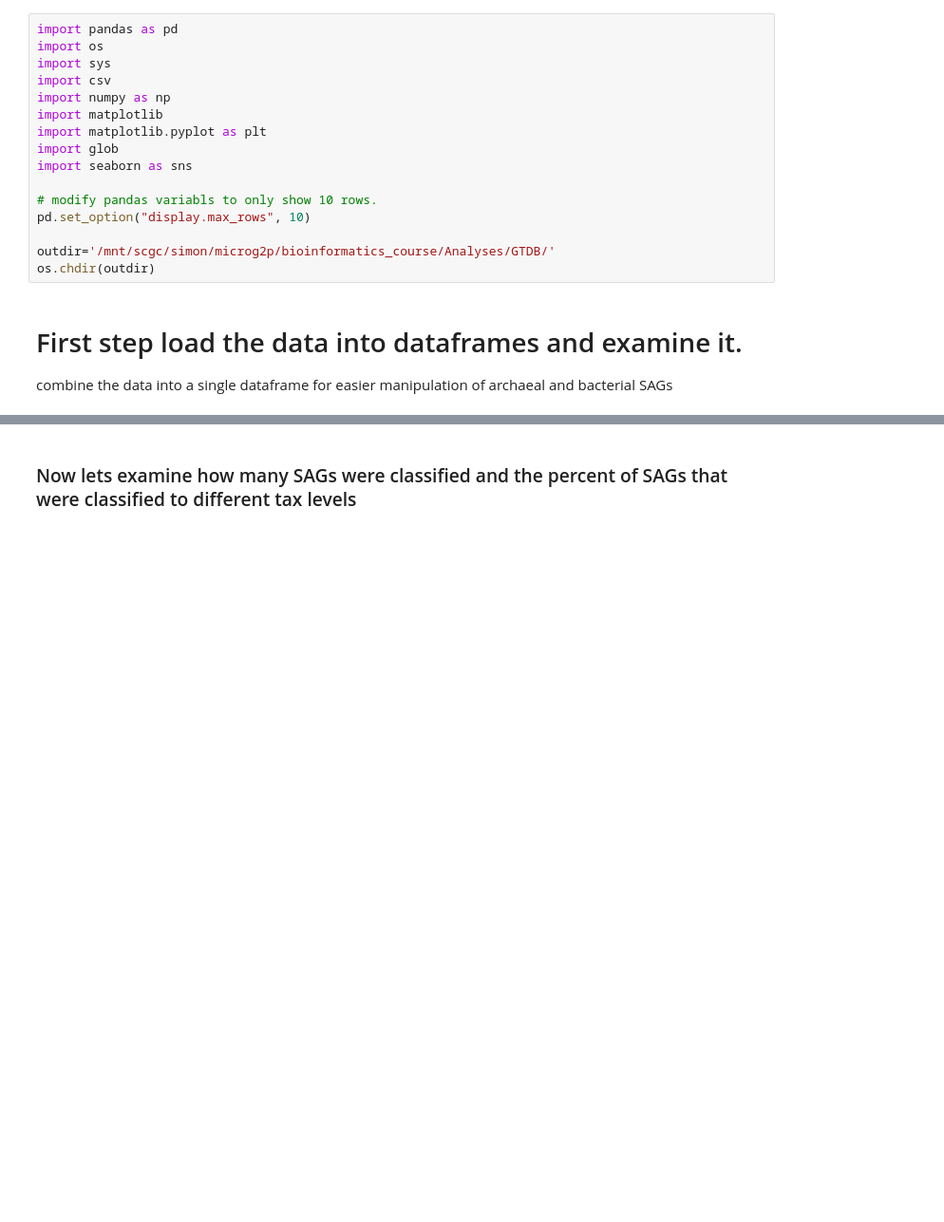
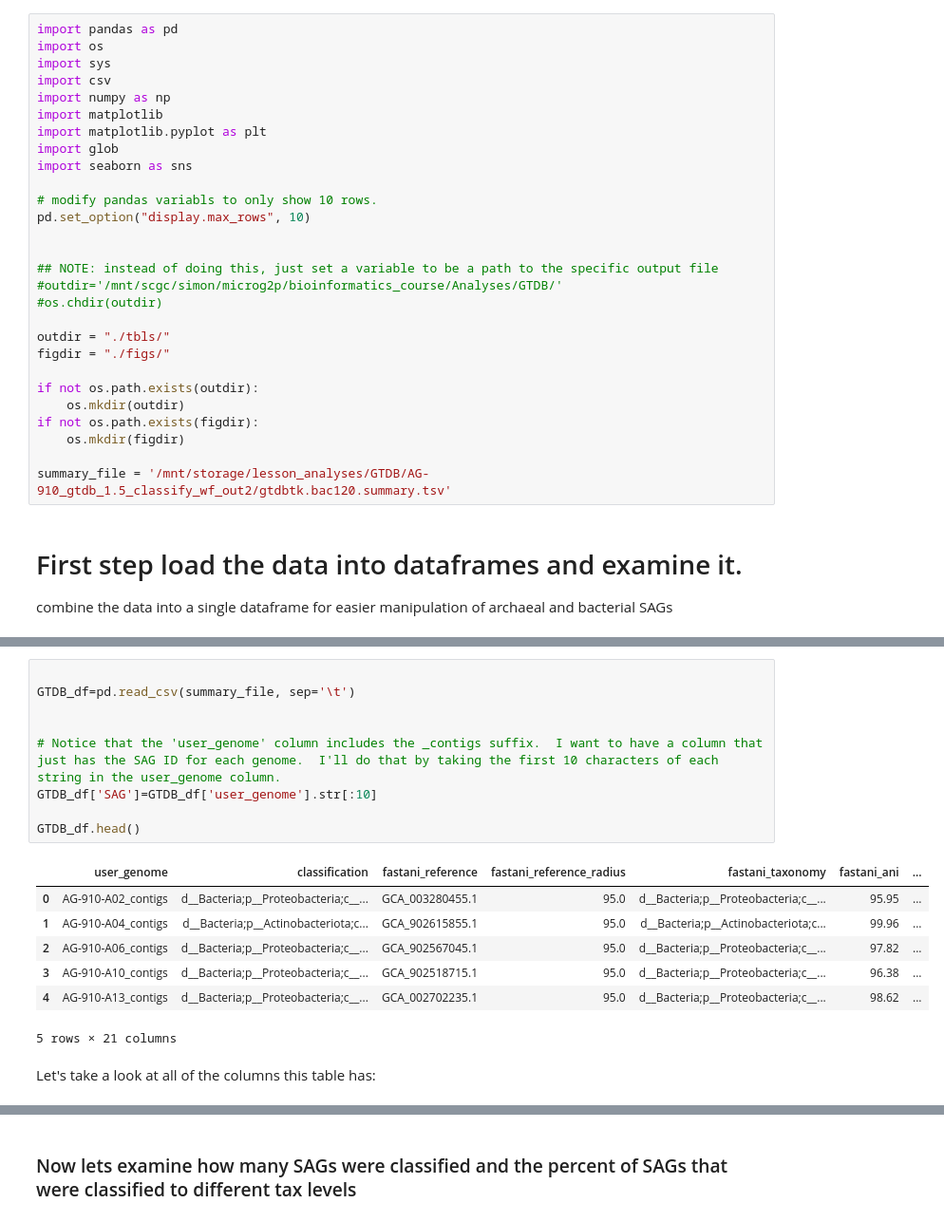
Before and after one commit to Bigelow-SCG-Course/day2AM_taxonomic_classification, a Jupyter notebook: day2_AM_taxonomic_classification.ipynb, the cells around one changed output, grey strips where cells are left out. Shown at 95% size. Drawn from its saved outputs; the diff is of its cells as text; blank space fills up the shorter version.

```diff
--- a/day2_AM_taxonomic_classification.ipynb
+++ b/day2_AM_taxonomic_classification.ipynb
@@ -12,8 +46,20 @@ import seaborn as sns
 # modify pandas variabls to only show 10 rows.
 pd.set_option("display.max_rows", 10)
 
-outdir='/mnt/scgc/simon/microg2p/bioinformatics_course/Analyses/GTDB/'
-os.chdir(outdir)
+
+## NOTE: instead of doing this, just set a variable to be a path to the specific output file
+#outdir='/mnt/scgc/simon/microg2p/bioinformatics_course/Analyses/GTDB/'
+#os.chdir(outdir)
+
+outdir = "./tbls/"
+figdir = "./figs/"
+
+if not os.path.exists(outdir):
+    os.mkdir(outdir)
+if not os.path.exists(figdir):
+    os.mkdir(figdir)
+
+summary_file = '/mnt/storage/lesson_analyses/GTDB/AG-910_gtdb_1.5_classify_wf_out2/gtdbtk.bac120.summary.tsv'
 # %% [markdown]
 # First step load the data into dataframes and examine it.
 combine the data into a single dataframe for easier manipulation of archaeal and bacterial SAGs
@@ -41,0 +66,19 @@ GTDB_df
+# %%
+
+GTDB_df=pd.read_csv(summary_file, sep='\t')
+
+
+# Notice that the 'user_genome' column includes the _contigs suffix.  I want to have a column that just has the SAG ID for each genome.  I'll do that by taking the first 10 characters of each string in the user_genome column.
+GTDB_df['SAG']=GTDB_df['user_genome'].str[:10]
+
+GTDB_df.head()
+# %% [output]
+|  | user_genome | classification | fastani_reference | fastani_reference_radius | fastani_taxonomy | fastani_ani | ... |
+| 0 | AG-910-A02_contigs | d__Bacteria;p__Proteobacteria;c__... | GCA_003280455.1 | 95.0 | d__Bacteria;p__Proteobacteria;c__... | 95.95 | ... |
+| 1 | AG-910-A04_contigs | d__Bacteria;p__Actinobacteriota;c... | GCA_902615855.1 | 95.0 | d__Bacteria;p__Actinobacteriota;c... | 99.96 | ... |
+| 2 | AG-910-A06_contigs | d__Bacteria;p__Proteobacteria;c__... | GCA_902567045.1 | 95.0 | d__Bacteria;p__Proteobacteria;c__... | 97.82 | ... |
+| 3 | AG-910-A10_contigs | d__Bacteria;p__Proteobacteria;c__... | GCA_902518715.1 | 95.0 | d__Bacteria;p__Proteobacteria;c__... | 96.38 | ... |
+| 4 | AG-910-A13_contigs | d__Bacteria;p__Proteobacteria;c__... | GCA_002702235.1 | 95.0 | d__Bacteria;p__Proteobacteria;c__... | 98.62 | ... |
+5 rows × 21 columns
+# %% [markdown]
+Let's take a look at all of the columns this table has:
```
Also changed, not shown: parts of 23 cells of this notebook, 1 other file.
